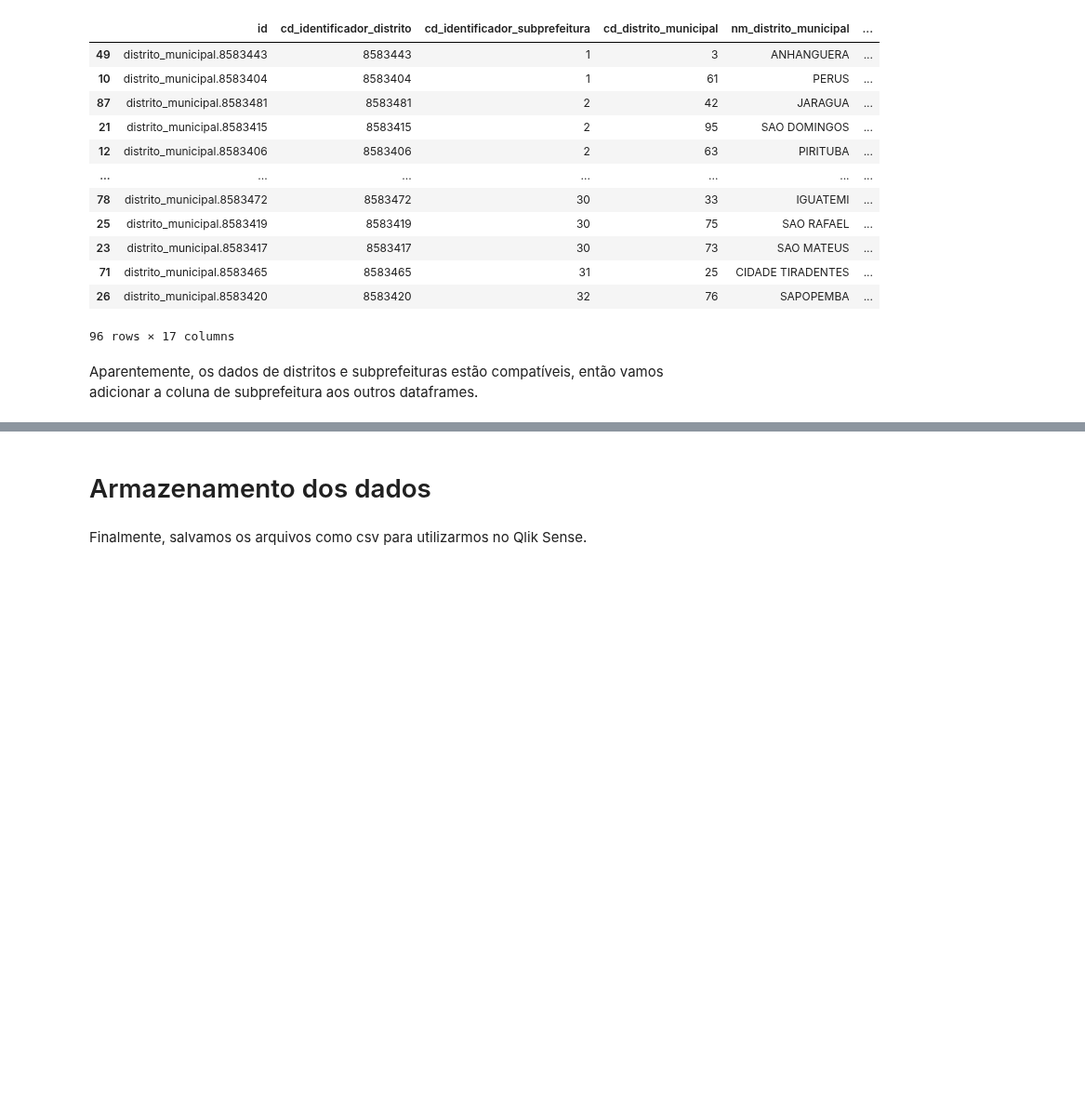
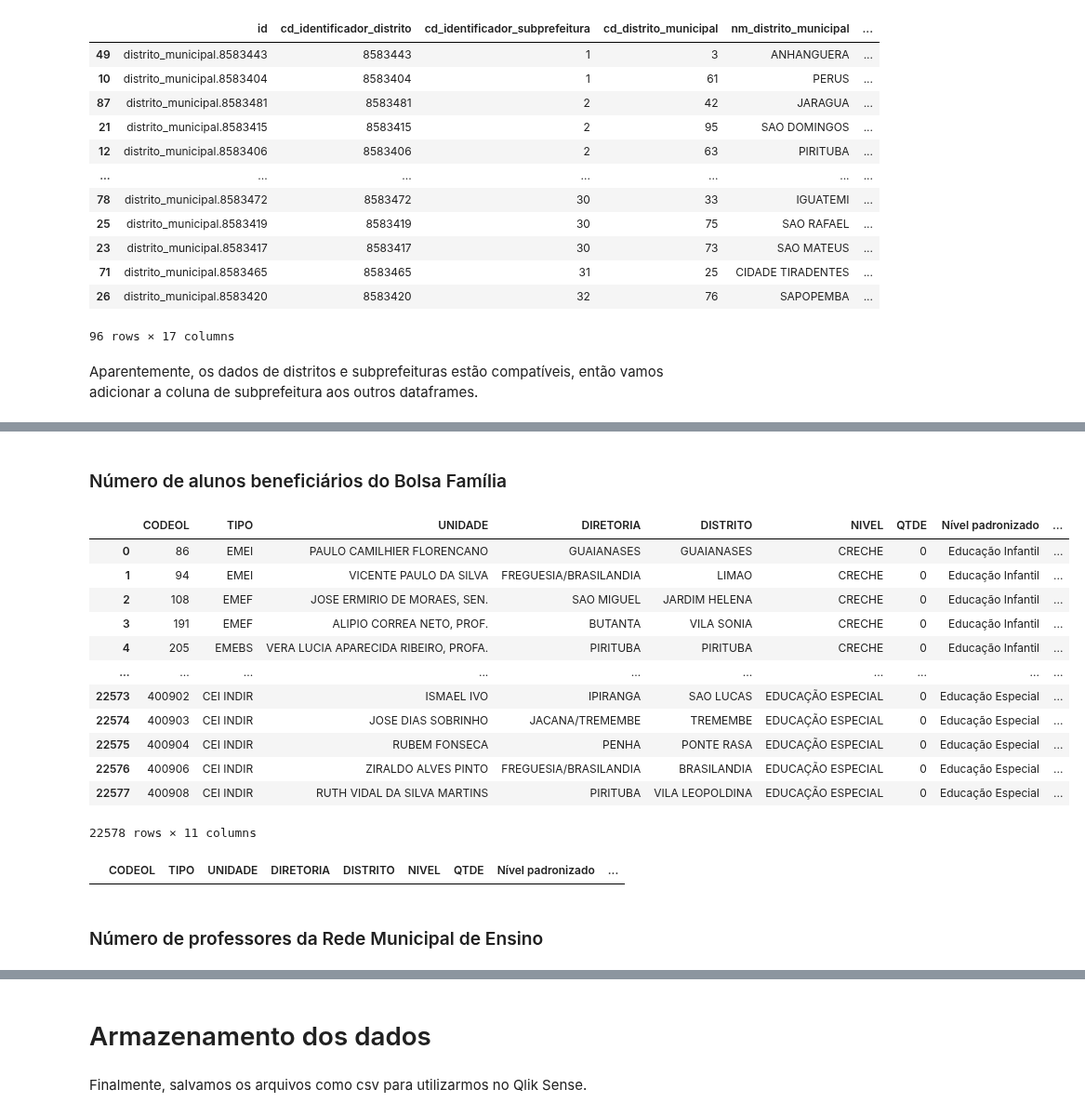
Before and after one commit to ObservatorioPoliticasTCM/datasp-dados, a Jupyter notebook: notebooks_outputs/educacao/educacao.ipynb, the cells around one changed output, grey strips where cells are left out. Shown at 93% size. Saved outputs shown, nothing was run; the diff lists cells and outputs as text; code cells hidden in the pictures; blank space fills up the shorter version.

```diff
--- a/notebooks_outputs/educacao/educacao.ipynb
+++ b/notebooks_outputs/educacao/educacao.ipynb
@@ -1132,0 +1220,31 @@ Aparentemente, os dados de distritos e subprefeituras estão compatíveis, entã
+# %% [markdown]
+### Número de alunos beneficiários do Bolsa Família
+# %%
+alunos_bf_2024 = alunos_bf_2024.merge(
+    df_dist_sub[['nm_distrito_municipal', 'cd_subprefeitura', 'nm_subprefeitura']],
+    left_on='DISTRITO',
+    right_on='nm_distrito_municipal',
+    how='left'
+)
+
+alunos_bf_2024
+# %% [output]
+|  | CODEOL | TIPO | UNIDADE | DIRETORIA | DISTRITO | NIVEL | QTDE | Nível padronizado | ... |
+| 0 | 86 | EMEI | PAULO CAMILHIER FLORENCANO | GUAIANASES | GUAIANASES | CRECHE | 0 | Educação Infantil | ... |
+| 1 | 94 | EMEI | VICENTE PAULO DA SILVA | FREGUESIA/BRASILANDIA | LIMAO | CRECHE | 0 | Educação Infantil | ... |
+| 2 | 108 | EMEF | JOSE ERMIRIO DE MORAES, SEN. | SAO MIGUEL | JARDIM HELENA | CRECHE | 0 | Educação Infantil | ... |
+| 3 | 191 | EMEF | ALIPIO CORREA NETO, PROF. | BUTANTA | VILA SONIA | CRECHE | 0 | Educação Infantil | ... |
+| 4 | 205 | EMEBS | VERA LUCIA APARECIDA RIBEIRO, PROFA. | PIRITUBA | PIRITUBA | CRECHE | 0 | Educação Infantil | ... |
+| ... | ... | ... | ... | ... | ... | ... | ... | ... | ... |
+| 22573 | 400902 | CEI INDIR | ISMAEL IVO | IPIRANGA | SAO LUCAS | EDUCAÇÃO ESPECIAL | 0 | Educação Especial | ... |
+| 22574 | 400903 | CEI INDIR | JOSE DIAS SOBRINHO | JACANA/TREMEMBE | TREMEMBE | EDUCAÇÃO ESPECIAL | 0 | Educação Especial | ... |
+| 22575 | 400904 | CEI INDIR | RUBEM FONSECA | PENHA | PONTE RASA | EDUCAÇÃO ESPECIAL | 0 | Educação Especial | ... |
+| 22576 | 400906 | CEI INDIR | ZIRALDO ALVES PINTO | FREGUESIA/BRASILANDIA | BRASILANDIA | EDUCAÇÃO ESPECIAL | 0 | Educação Especial | ... |
+| 22577 | 400908 | CEI INDIR | RUTH VIDAL DA SILVA MARTINS | PIRITUBA | VILA LEOPOLDINA | EDUCAÇÃO ESPECIAL | 0 | Educação Especial | ... |
+22578 rows × 11 columns
+# %%
+alunos_bf_2024[alunos_bf_2024['nm_subprefeitura'].isna()]
+# %% [output]
+|  | CODEOL | TIPO | UNIDADE | DIRETORIA | DISTRITO | NIVEL | QTDE | Nível padronizado | ... |
+# %% [markdown]
+### Número de professores da Rede Municipal de Ensino
```
Also changed, not shown: parts of 14 cells of this notebook, 1 other file.
